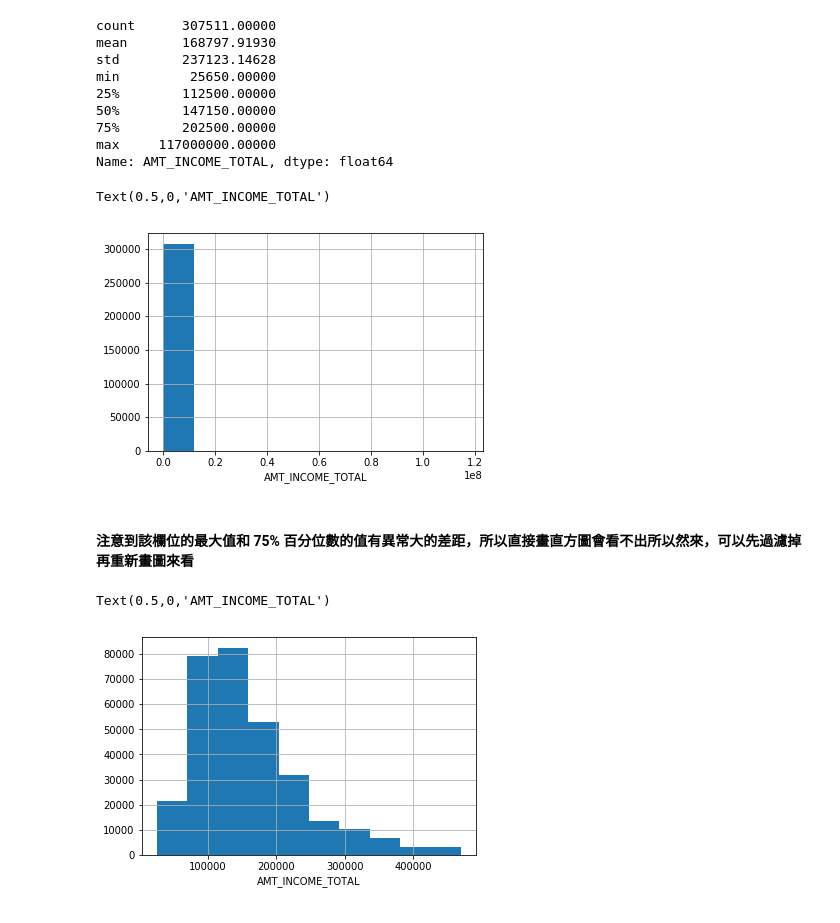
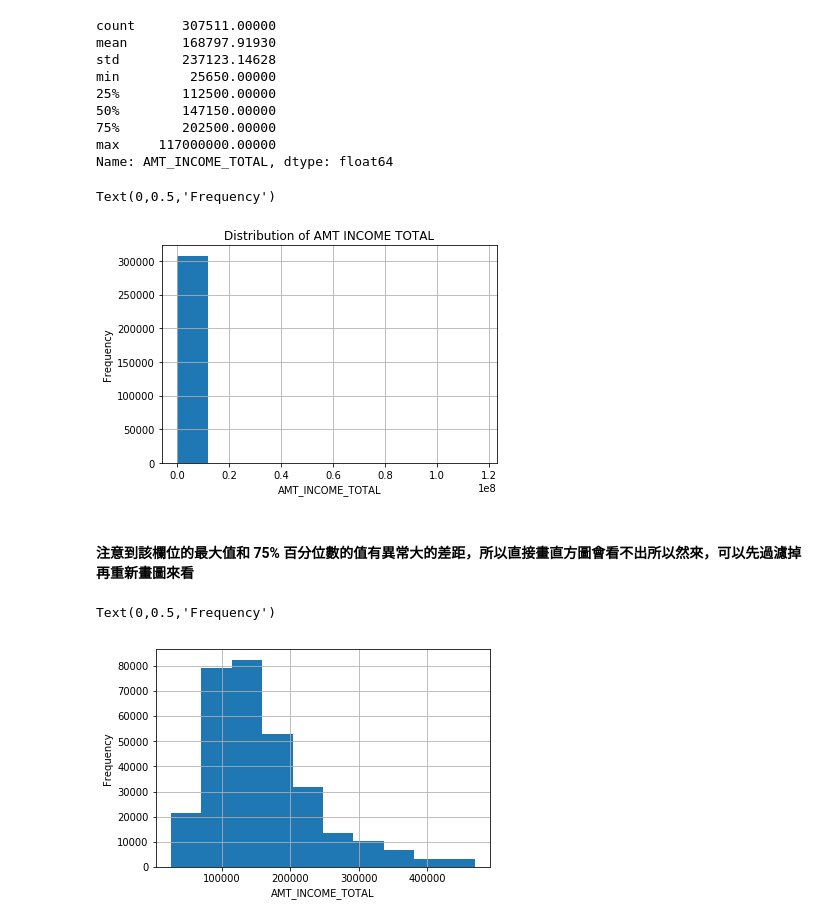
Before and after one commit to waynelin99/3rd-ML100Days-1, a Jupyter notebook: homework/Day_008_HW.ipynb, the cells around one changed output. Drawn from its saved outputs; the diff is of its cells as text; code cells hidden in the pictures.

```diff
--- a/homework/Day_008_HW.ipynb
+++ b/homework/Day_008_HW.ipynb
@@ -109,15 +107,18 @@ max     117000000.00000
 Name: AMT_INCOME_TOTAL, dtype: float64
 # %%
 app_train['AMT_INCOME_TOTAL'].hist()
+plt.title('Distribution of AMT INCOME TOTAL')
 plt.xlabel('AMT_INCOME_TOTAL')
+plt.ylabel('Frequency')
 # %% [output]
-Text(0.5,0,'AMT_INCOME_TOTAL')
+Text(0,0.5,'Frequency')
-[figure, old version]
+[figure, new version]
 # %% [markdown]
 #### 注意到該欄位的最大值和 75% 百分位數的值有異常大的差距，所以直接畫直方圖會看不出所以然來，可以先過濾掉再重新畫圖來看
 # %%
 app_train.loc[app_train['AMT_INCOME_TOTAL'] < app_train['AMT_INCOME_TOTAL'].quantile(0.99)]['AMT_INCOME_TOTAL'].hist()
 plt.xlabel('AMT_INCOME_TOTAL')
+plt.ylabel('Frequency')
 # %% [output]
-Text(0.5,0,'AMT_INCOME_TOTAL')
+Text(0,0.5,'Frequency')
-[figure, old version]
+[figure, new version]
```
Also changed, not shown: parts of 2 cells of this notebook.
